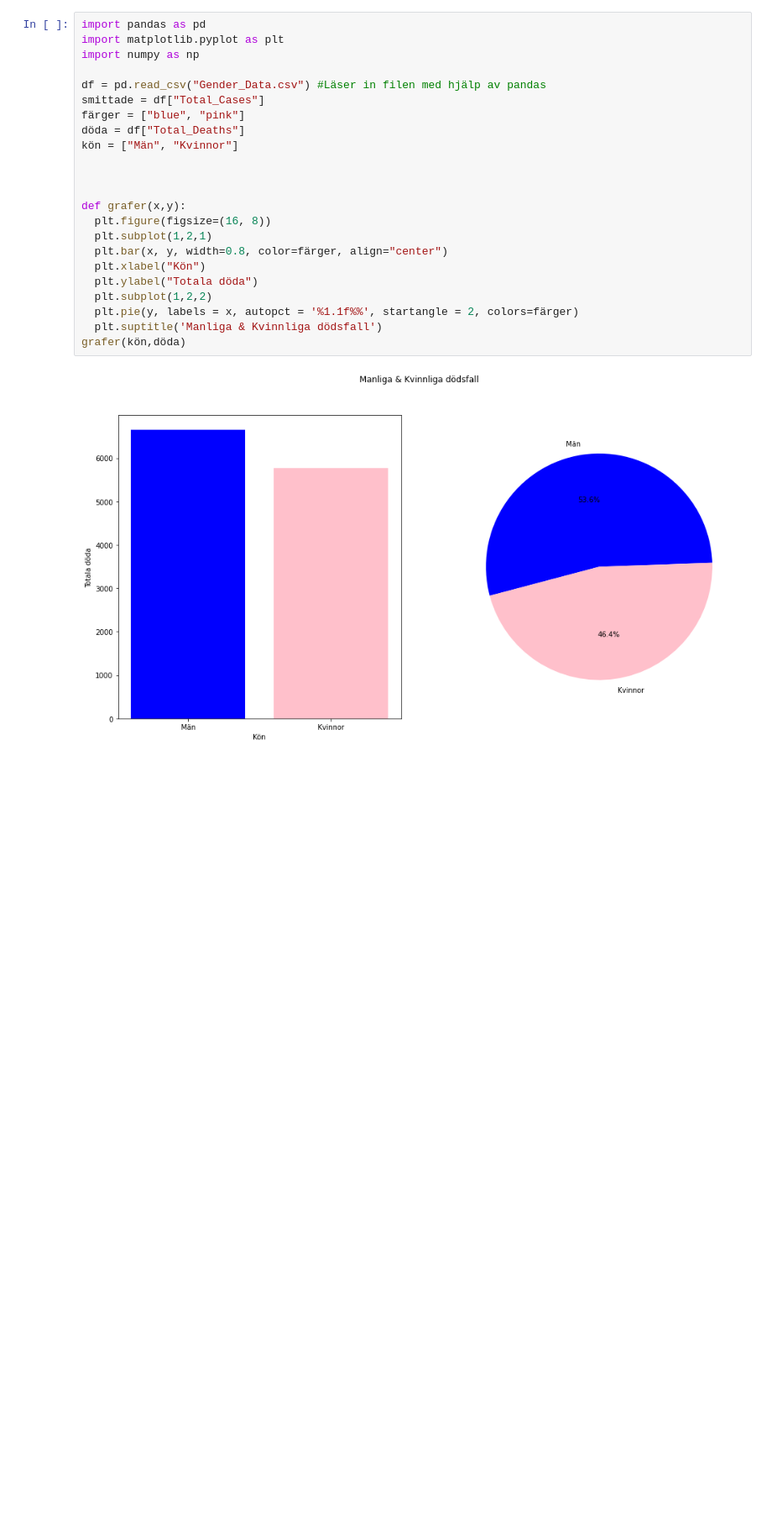
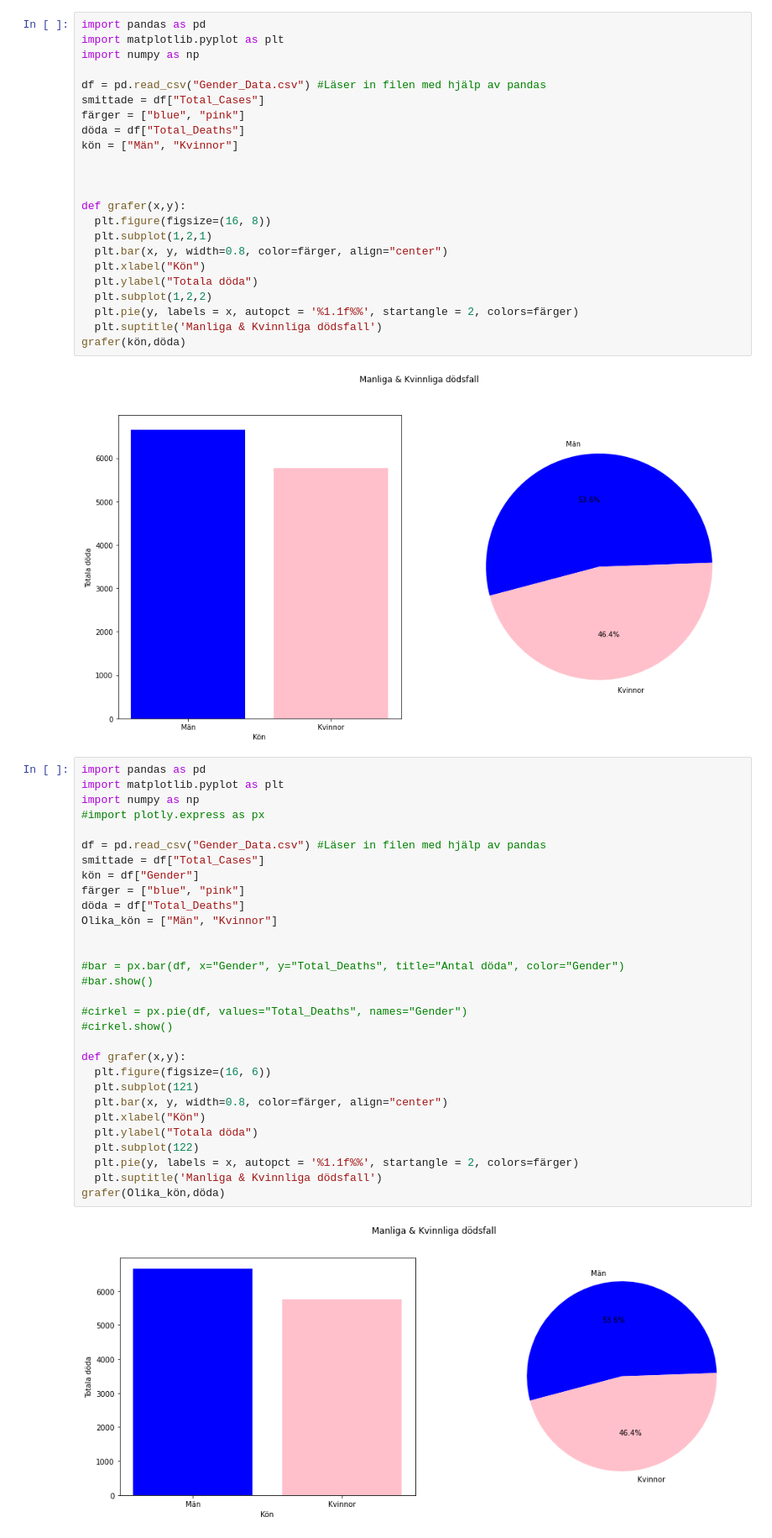
Before and after one commit to Limpan0305/linus_sundsten_TE19C, a Jupyter notebook: Programmering1/Dataanalysprojekt/provar.ipynb, the cells around one changed output. Shown at 84% size. Saved outputs shown, nothing was run; the diff lists cells and outputs as text; blank space fills up the shorter version.

```diff
--- a/Programmering1/Dataanalysprojekt/provar.ipynb
+++ b/Programmering1/Dataanalysprojekt/provar.ipynb
@@ -71,3 +71,35 @@ def grafer(x,y):
 grafer(kön,döda)
 # %% [output]
 [figure]
+# %%
+import pandas as pd
+import matplotlib.pyplot as plt
+import numpy as np
+#import plotly.express as px
+
+df = pd.read_csv("Gender_Data.csv") #Läser in filen med hjälp av pandas
+smittade = df["Total_Cases"]
+kön = df["Gender"]
+färger = ["blue", "pink"]
+döda = df["Total_Deaths"]
+Olika_kön = ["Män", "Kvinnor"]
+
+
+#bar = px.bar(df, x="Gender", y="Total_Deaths", title="Antal döda", color="Gender")
+#bar.show()
+
+#cirkel = px.pie(df, values="Total_Deaths", names="Gender")
+#cirkel.show()
+
+def grafer(x,y):
+  plt.figure(figsize=(16, 6))
+  plt.subplot(121)
+  plt.bar(x, y, width=0.8, color=färger, align="center")
+  plt.xlabel("Kön")
+  plt.ylabel("Totala döda")
+  plt.subplot(122)
+  plt.pie(y, labels = x, autopct = '%1.1f%%', startangle = 2, colors=färger)
+  plt.suptitle('Manliga & Kvinnliga dödsfall')
+grafer(Olika_kön,döda)
+# %% [output]
+[figure, added]
```
Also changed, not shown: 1 other file.
